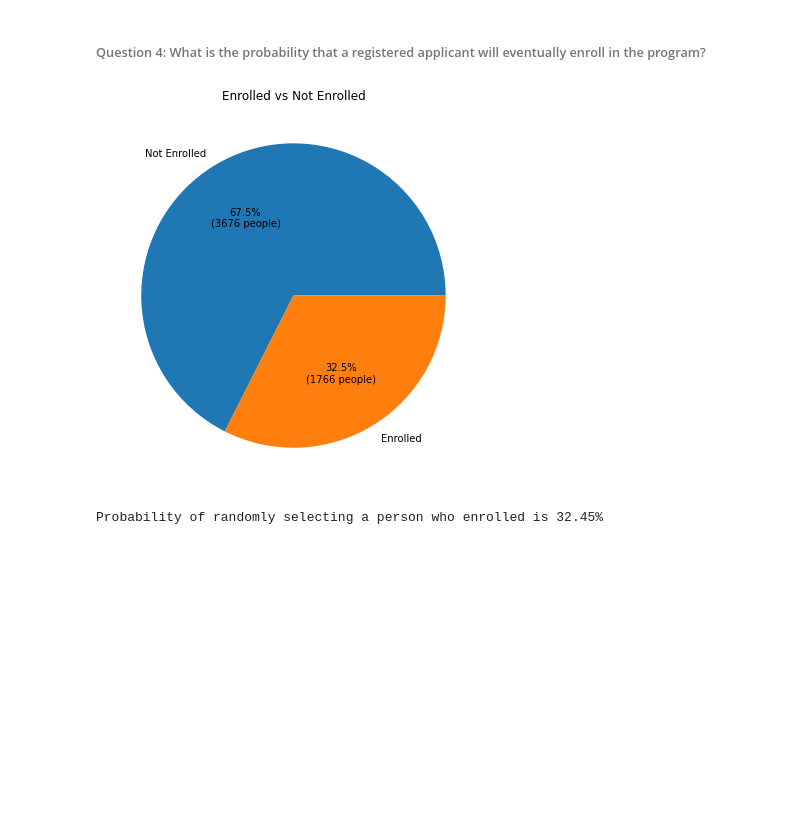
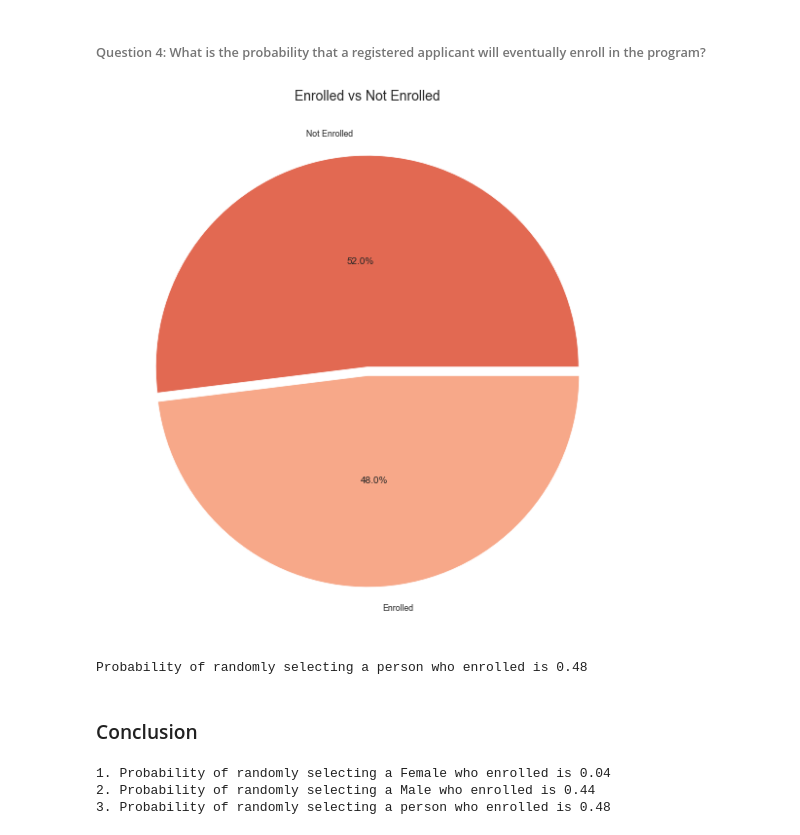
Before and after one commit to tahheel/V-Internship, a Jupyter notebook: Week 1/Damilola_week1.ipynb, the cells around one changed output. Saved outputs shown, nothing was run; the diff lists cells and outputs as text; code cells hidden in the pictures; blank space fills up the shorter version.

```diff
--- a/Week 1/Damilola_week1.ipynb
+++ b/Week 1/Damilola_week1.ipynb
@@ -101,7 +103,5 @@ registered.describe(include='O').T
 | COURSE | 3676 | 13 | Full Stack | 693 |
 | TRACK | 3676 | 3 | Weekday | 2312 |
 | GENDER | 3676 | 2 | Male | 2959 |
-# %%
-registered['status'] = 'Not Enrolled'   # Added a flag
 # %% [markdown]
 ### Merge
@@ -113,0 +108,5 @@ False
+# %%
+data = registered.merge(right=enrolled[['Unnamed: 0']], sort=True, how='outer', on='Unnamed: 0', indicator=True)
+data['status'] = np.where(data['_merge']=='both', 'Enrolled', 'Not_Enrolled')
+data = data.drop(['_merge'], axis=1)
+data.head()
@@ -114,5 +120,4 @@ False
 # %%
-data = pd.concat([enrolled, registered])
 data.describe(include='O')
 # %% [output]
 |  | FIRST NAME | LAST NAME | SOURCE | COURSE | TRACK | GENDER | status |
@@ -163,7 +167,5 @@ plt.show()
 # %% [markdown]
 ###### Question 2 & 3: What is the probability that a randomly selected registered Female / Male will be enrolled in the program?
-# %%
-data['gender_status'] = data['GENDER'] +'_'+ data['status']
 # %% [markdown]
 ##### Female
 # %%
@@ -204,18 +199,28 @@ plt.show()
 # %%
 status_data = list(data['status'].value_counts())
 label=['Not Enrolled', 'Enrolled']
 
-plt.figure(figsize=(10, 7))
+plt.figure(figsize=(10, 10))
 
-plt.pie(status_data, labels=label,autopct=lambda pct: func(pct, status_data))
-plt.title('Enrolled vs Not Enrolled')
+plt.pie(x = status_data, labels=label,autopct="%.1f%%",explode=[0.02]*2, pctdistance=0.5)
+plt.title('Enrolled vs Not Enrolled', fontsize=14)
 plt.show()
 # %% [output]
-[figure, old version]
+[figure, new version]
 # %%
 num_enrolled = len(data[(data['status']=='Enrolled')])
 total_number_enrolled = len(data)
 
-print('Probability of randomly selecting a person who enrolled is {}%'.format(round(num_enrolled/total_number_enrolled*100,2)))
+print('Probability of randomly selecting a person who enrolled is {}'.format(round(num_enrolled/total_number_enrolled,2)))
 # %% [output]
-Probability of randomly selecting a person who enrolled is 32.45%
+Probability of randomly selecting a person who enrolled is 0.48
+# %% [markdown]
+### Conclusion
+# %%
+print('1. Probability of randomly selecting a Female who enrolled is {}'.format(round(num_female_enrolled/total_number_enrolled,2)))
+print('2. Probability of randomly selecting a Male who enrolled is {}'.format(round(num_male_enrolled/total_number_enrolled,2)))
+print('3. Probability of randomly selecting a person who enrolled is {}'.format(round(num_enrolled/total_number_enrolled,2)))
+# %% [output]
+1. Probability of randomly selecting a Female who enrolled is 0.04
+2. Probability of randomly selecting a Male who enrolled is 0.44
+3. Probability of randomly selecting a person who enrolled is 0.48
```
Also changed, not shown: parts of 18 cells of this notebook.
